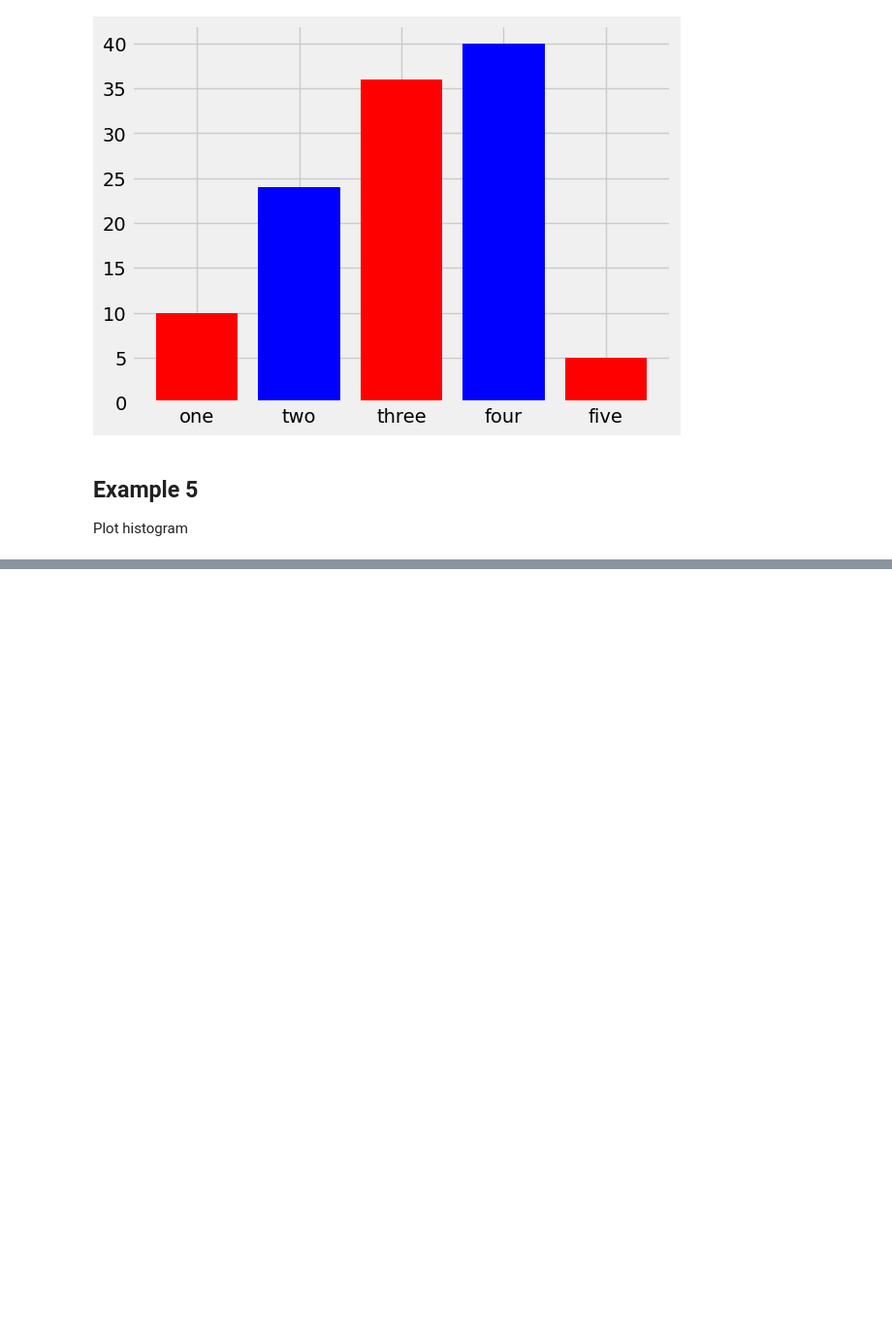
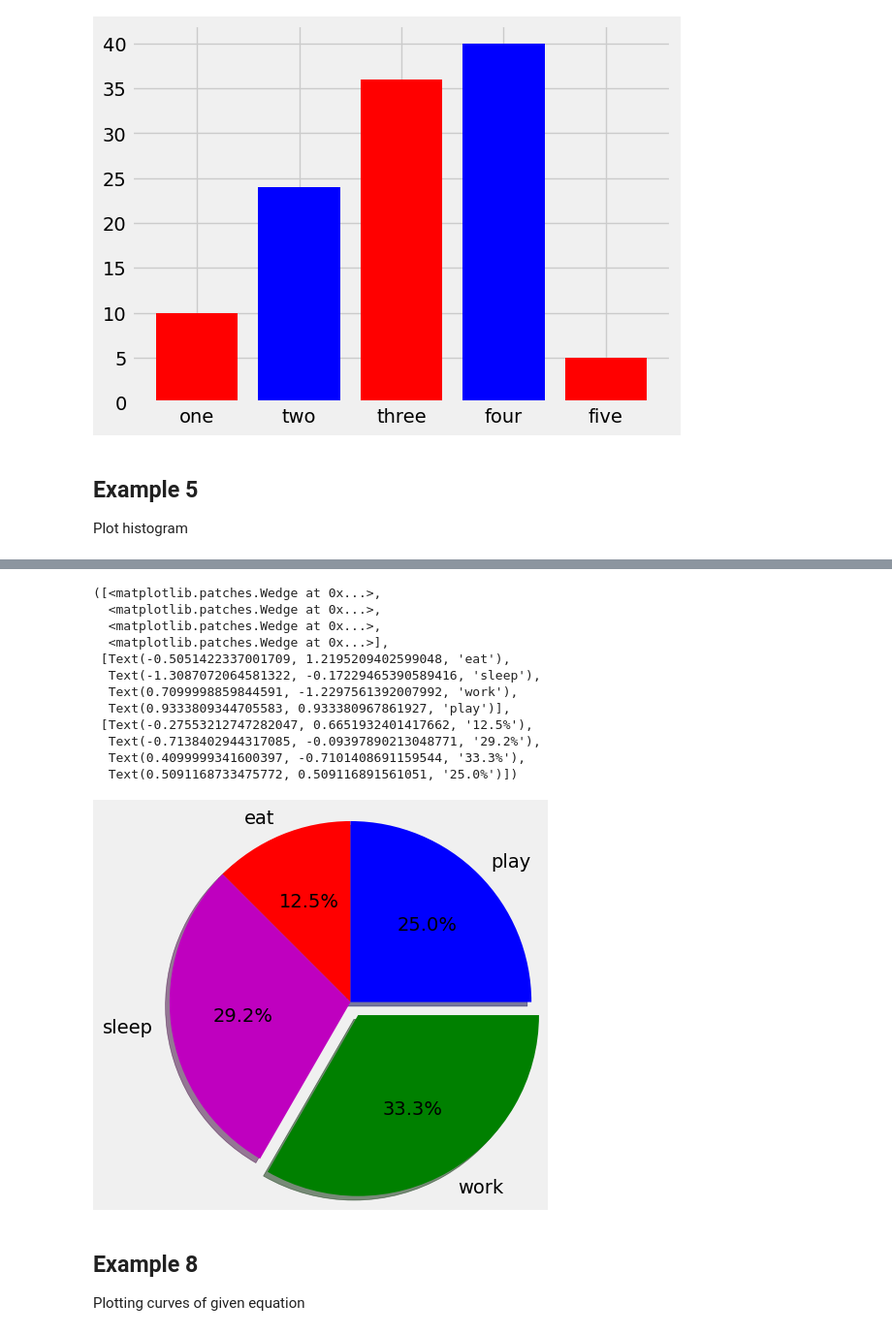
Before and after one commit to Jyotipm05/AI-Mafia---Machine-Learning, a Jupyter notebook: Matplotlib.ipynb, the cells around one changed output, grey strips where cells are left out. Shown at 97% size. Saved outputs shown, nothing was run; the diff lists cells and outputs as text; code cells hidden in the pictures; blank space fills up the shorter version.

```diff
--- a/Matplotlib.ipynb
+++ b/Matplotlib.ipynb
@@ -213,0 +237,35 @@ plt.close()
+# %%
+# defining labels
+activities = ["eat", "sleep", "work", "play"]
+# %%
+# portion covered by each label
+slices = [3, 7, 8, 6]
+# %%
+# color for each label
+colors = ["r", "m", "g", "b"]
+# %%
+# plotting the pie chart
+plt.pie(
+    slices,
+    labels=activities,
+    colors=colors,
+    startangle=90,
+    shadow=True,
+    explode=(0, 0, 0.1, 0),
+    radius=1.2,
+    autopct="%1.1f%%",
+)
+# %% [output]
+([<matplotlib.patches.Wedge at 0x...>,
+  <matplotlib.patches.Wedge at 0x...>,
+  <matplotlib.patches.Wedge at 0x...>,
+  <matplotlib.patches.Wedge at 0x...>],
+ [Text(-0.5051422337001709, 1.2195209402599048, 'eat'),
+  Text(-1.3087072064581322, -0.17229465390589416, 'sleep'),
+  Text(0.7099998859844591, -1.2297561392007992, 'work'),
+  Text(0.9333809344705583, 0.933380967861927, 'play')],
+ [Text(-0.27553212747282047, 0.6651932401417662, '12.5%'),
+  Text(-0.7138402944317085, -0.09397890213048771, '29.2%'),
+  Text(0.4099999341600397, -0.7101408691159544, '33.3%'),
+  Text(0.5091168733475772, 0.509116891561051, '25.0%')])
+[figure, added]
@@ -213,0 +274,4 @@ plt.close()
+# %% [markdown]
+## Example 8
+
+Plotting curves of given equation
```
Also changed, not shown: parts of 17 cells of this notebook, 1 other file.
